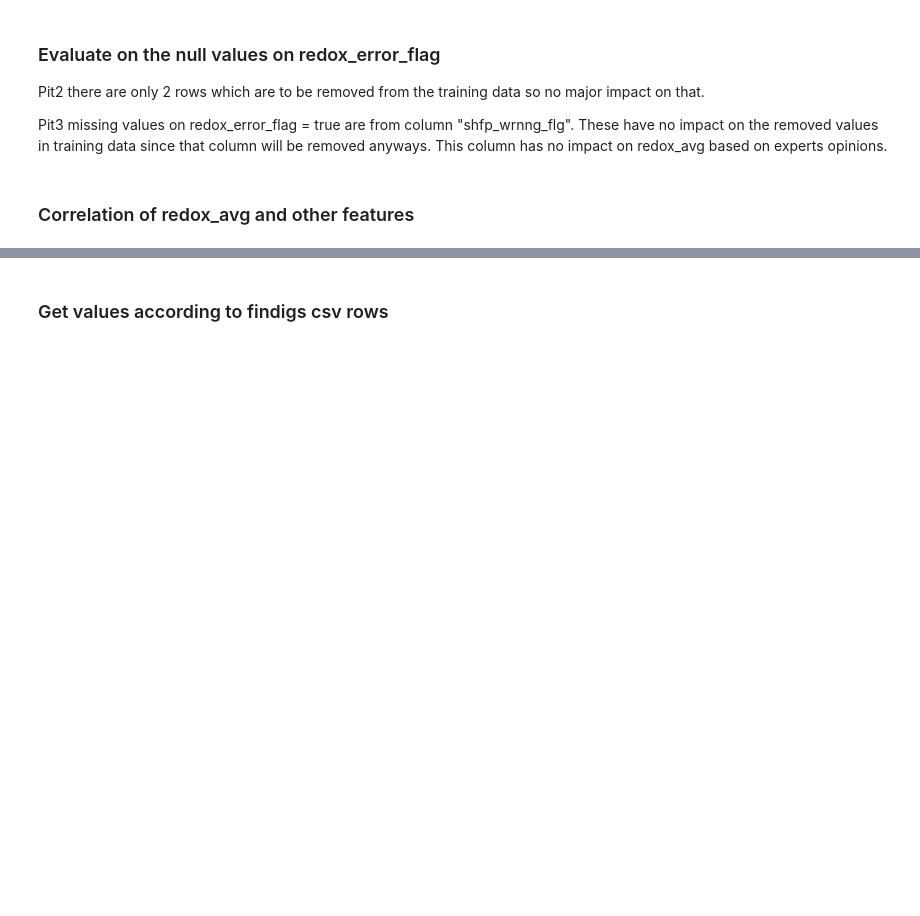
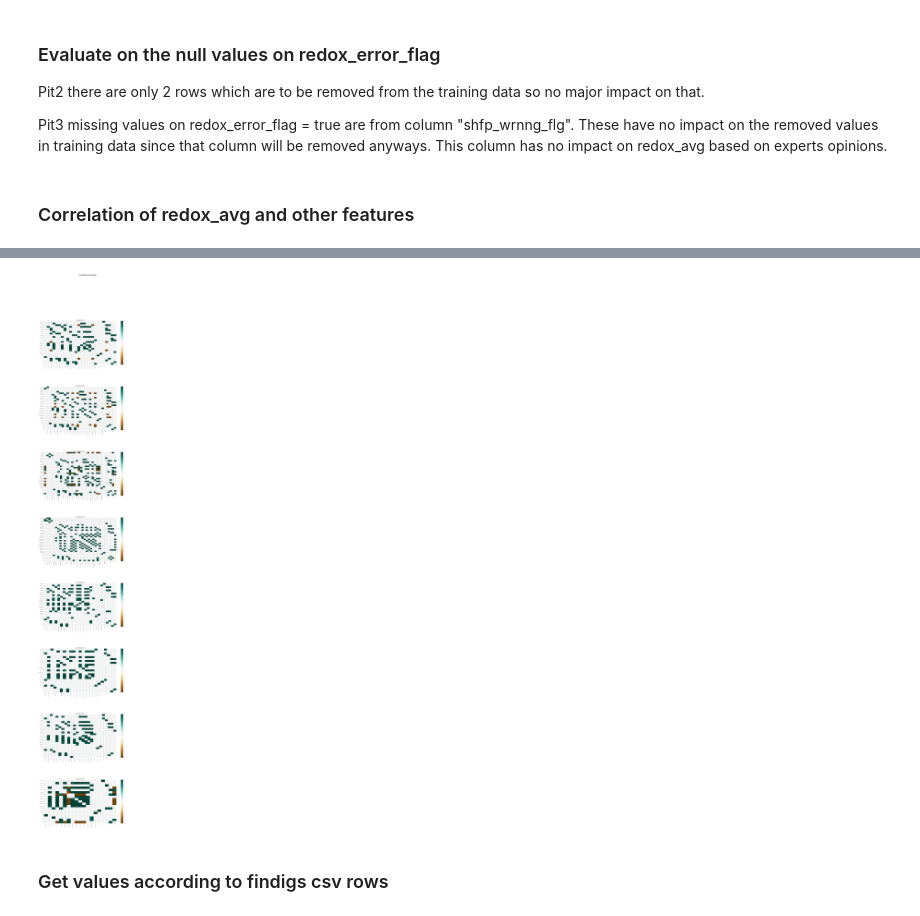
Before and after one commit to ds-redox/redox, a Jupyter notebook: Reports/get_report.ipynb, the cells around one changed output, grey strips where cells are left out. Drawn from its saved outputs; the diff is of its cells as text; code cells hidden in the pictures; blank space fills up the shorter version.

```diff
--- a/Reports/get_report.ipynb
+++ b/Reports/get_report.ipynb
@@ -242,3 +242,29 @@ for n, (d_name, df) in enumerate(raw_data.items()):
+# %%
+ncols = 1
+nrows = len(raw_data.keys())
+
+plt.figure(figsize=(35,nrows*25))
+plt.subplots_adjust(hspace=0.5)
+plt.suptitle("Correlation heatmaps", fontsize=36, y=0.95)
+
+for n, (d_name, df) in enumerate(raw_data.items()):
+    ax = plt.subplot(nrows, ncols, n + 1)
+
+    corr_df = get_df_corr(df)
+    corr_df = corr_df.apply(lambda x: get_corr_metrics(x, 0.9))
+
+    # Set diagonal to 0
+    np.fill_diagonal(corr_df.values, 0)
+    # Remove columns with only 0 values
+    corr_df = corr_df.loc[(corr_df > 0).any()]
+    # Remove rows with only 0 values
+    corr_df = corr_df.loc[:,(corr_df > 0).any()]
+
+    sns.heatmap(corr_df, vmin=-1, vmax=1, annot=True, cmap='BrBG', ax=ax)
+
+    ax.set_title(d_name, fontsize = 24)
+# %% [output]
+[figure, added]
 # %% [markdown]
 ### Get values according to findigs csv rows
 # %%
```
Also changed, not shown: parts of 2 cells of this notebook.
